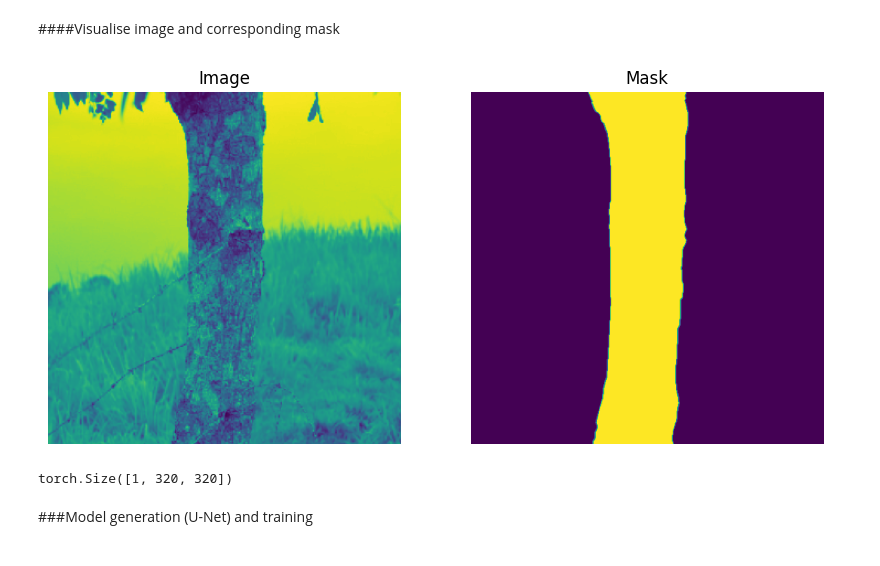
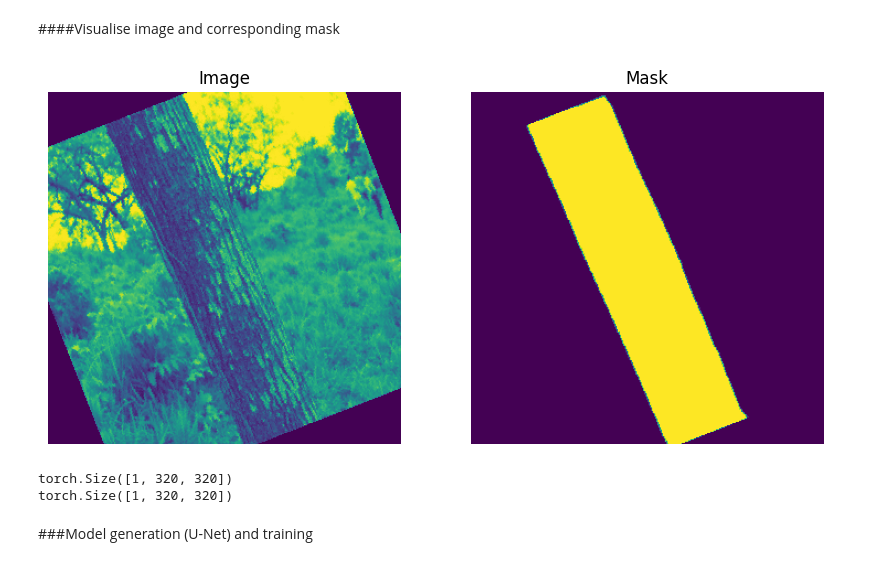
Before and after one commit to GeoKauko/TheNavySeals, a Jupyter notebook: 2_Seal_detection.ipynb, the cells around one changed output. Drawn from its saved outputs; the diff is of its cells as text; code cells hidden in the pictures.

```diff
--- a/2_Seal_detection.ipynb
+++ b/2_Seal_detection.ipynb
@@ -116,20 +142,22 @@ test_loader = torch.utils.data.DataLoader(test_dataset, batch_size=batch_size, s
 # %% [markdown]
 ####Visualise image and corresponding mask
 # %%
-image, mask = train_dataset[0]
+image, mask = train_dataset[15]
 fig, axes = plt.subplots(1, 2, figsize=(10, 5))
 axes[0].imshow(image.permute(1, 2, 0))  # Convert from tensor format (C, H, W) to (H, W, C)
 axes[0].set_title('Image')
 axes[0].axis('off')
 axes[1].imshow(mask.permute(1, 2, 0))  # Convert from tensor format (C, H, W) to (H, W, C)
 axes[1].set_title('Mask')
 axes[1].axis('off')
 plt.show()
 
 print(image.shape)
+print(mask.shape)
 # %% [output]
-[figure, old version]
+[figure, new version]
 torch.Size([1, 320, 320])
+torch.Size([1, 320, 320])
 # %% [markdown]
 ###Model generation (U-Net) and training
 # %% [markdown]
```
Also changed, not shown: parts of 8 cells of this notebook.
